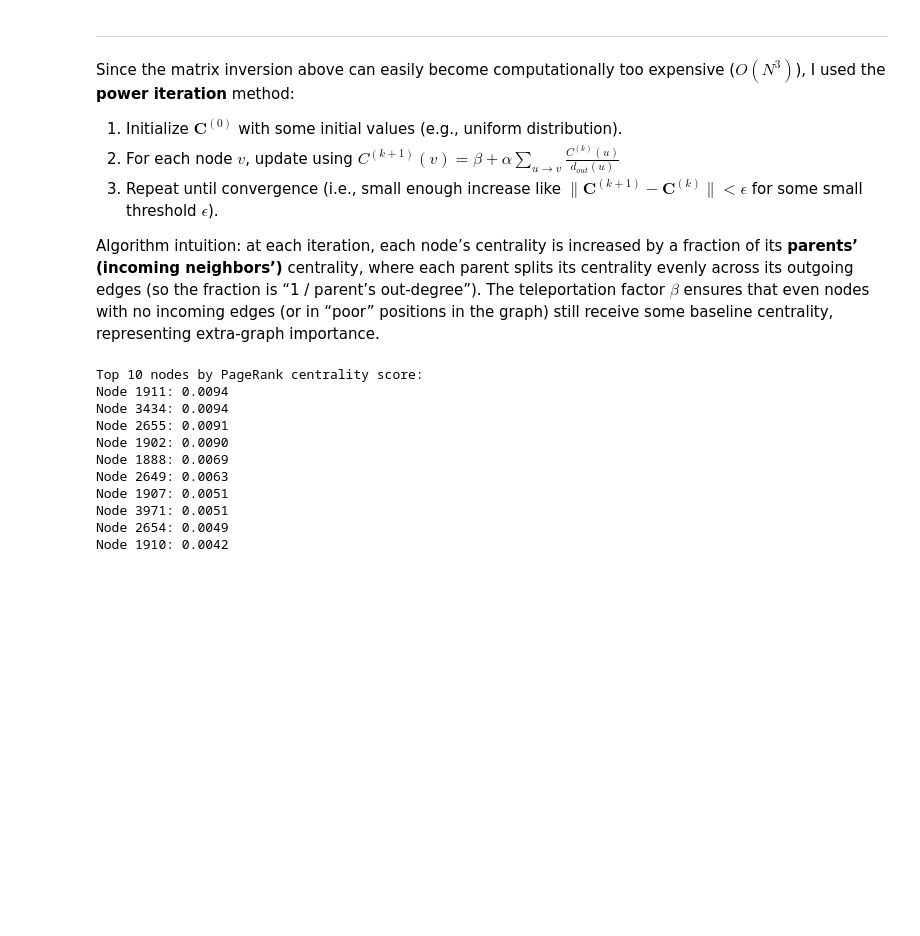
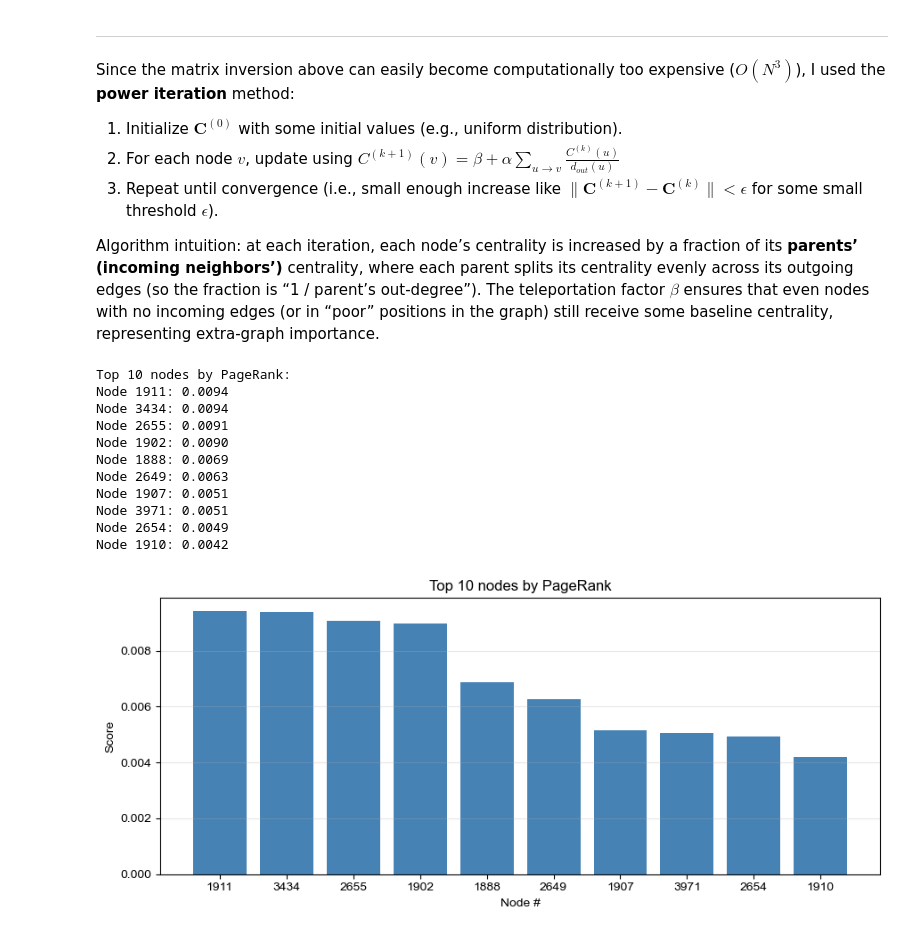
Before and after one commit to BalducciFrancesco/INFS7450-Social-Media-Analytics, a Jupyter notebook: project.ipynb, the cells around one changed output. Cells and saved outputs as stored; diff of their text form; code cells hidden in the pictures; blank space fills up the shorter version.

```diff
--- a/project.ipynb
+++ b/project.ipynb
@@ -302,27 +344,26 @@ def pagerank_centrality(adjacencies, alpha, beta, eps=1e-6): # Using Power Iter
 # %%
 import networkx as nx
 
 # According to PageRank criterion (how many shortest paths from any node to any other node pass through it)
 c = pagerank_centrality(adjacencies, alpha = 0.85, beta = 0.15) # centrality score of each node
 
 # Sanity check with NetworkX implementation
 c_nx = nx.pagerank(graph, alpha=0.85)
 diff = np.array([abs(c[n] - c_nx[n]) for n in adjacencies])   # Difference between my implementation and NetworkX for each node
 assert np.allclose(diff, 0.0, atol=1e-4), f"PageRank centrality values do not match NetworkX implementation! (Check bad indices: {np.flatnonzero(diff > 1e-4)})"
+
+# List top 10 nodes with highest PageRank centrality score
+display_top_centrality(c, "PageRank", save=True)
+# %% [output]
+Top 10 nodes by PageRank:
+Node 1911: 0.0094
+Node 3434: 0.0094
+Node 2655: 0.0091
+Node 1902: 0.0090
+Node 1888: 0.0069
+Node 2649: 0.0063
+Node 1907: 0.0051
+Node 3971: 0.0051
+Node 2654: 0.0049
+Node 1910: 0.0042
+[figure, added]
-# %%
-top_pagerank = sorted(c.items(), key=lambda x: x[1], reverse=True)[:10]
-print("Top 10 nodes by PageRank centrality score:")
-for node, score in top_pagerank:
-    print(f"Node {node}: {score:.4f}")
-# %% [output]
-Top 10 nodes by PageRank centrality score:
-Node 1911: 0.0094
-Node 3434: 0.0094
-Node 2655: 0.0091
-Node 1902: 0.0090
-Node 1888: 0.0069
-Node 2649: 0.0063
-Node 1907: 0.0051
-Node 3971: 0.0051
-Node 2654: 0.0049
-Node 1910: 0.0042
```
Also changed, not shown: parts of 7 cells of this notebook, 4 other files.
